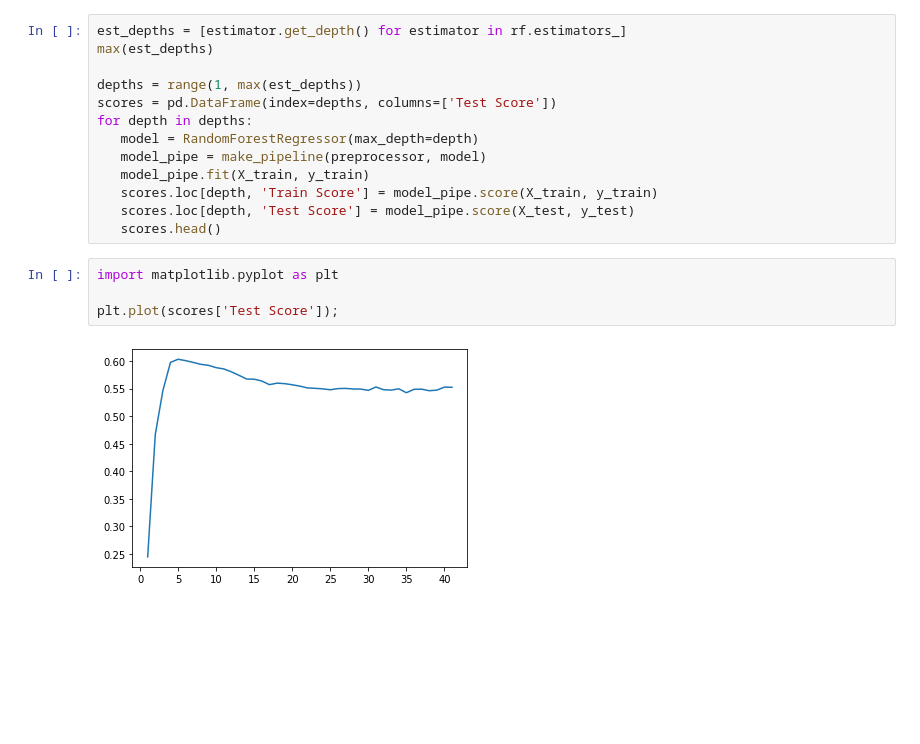
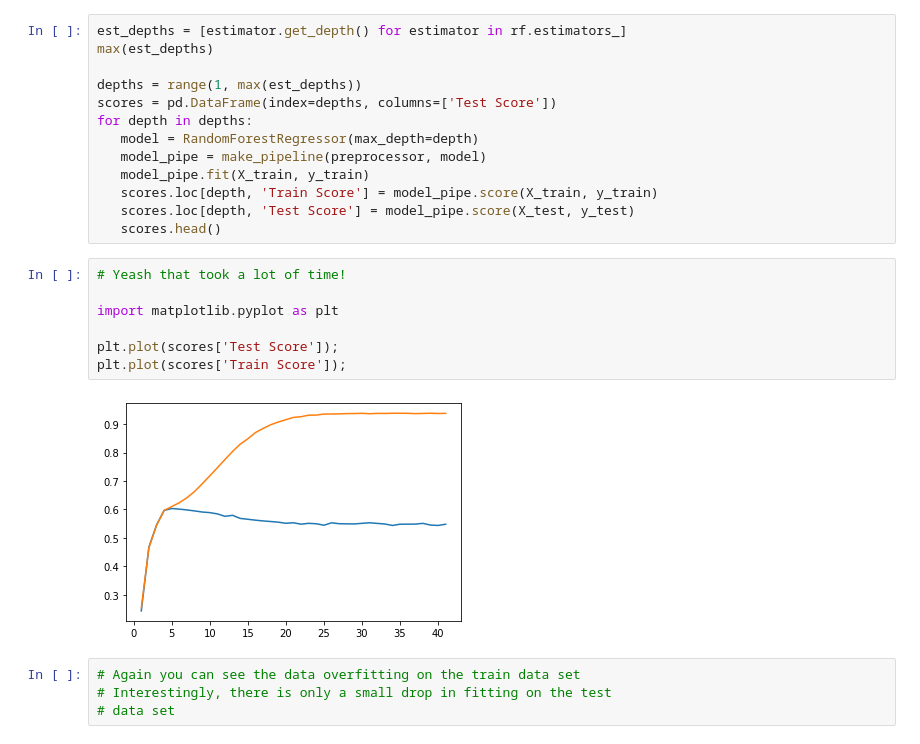
Before and after one commit to dmburns1729/bootcamp_projects, a Jupyter notebook: Sales_Prediction_Regressions.ipynb, the cells around one changed output. Cells and saved outputs as stored; diff of their text form; blank space fills up the shorter version.

```diff
--- a/Sales_Prediction_Regressions.ipynb
+++ b/Sales_Prediction_Regressions.ipynb
@@ -510,11 +518,18 @@ for depth in depths:
    scores.loc[depth, 'Test Score'] = model_pipe.score(X_test, y_test)
    scores.head()
 # %%
+# Yeash that took a lot of time!
+
 import matplotlib.pyplot as plt
 
 plt.plot(scores['Test Score']);
+plt.plot(scores['Train Score']);
 # %% [output]
-[figure, old version]
+[figure, new version]
+# %%
+# Again you can see the data overfitting on the train data set
+# Interestingly, there is only a small drop in fitting on the test
+# data set
 # %%
 sorted_scores = scores.sort_values(by='Test Score', ascending=False)
 sorted_scores.head()
```
Also changed, not shown: parts of 18 cells of this notebook.
